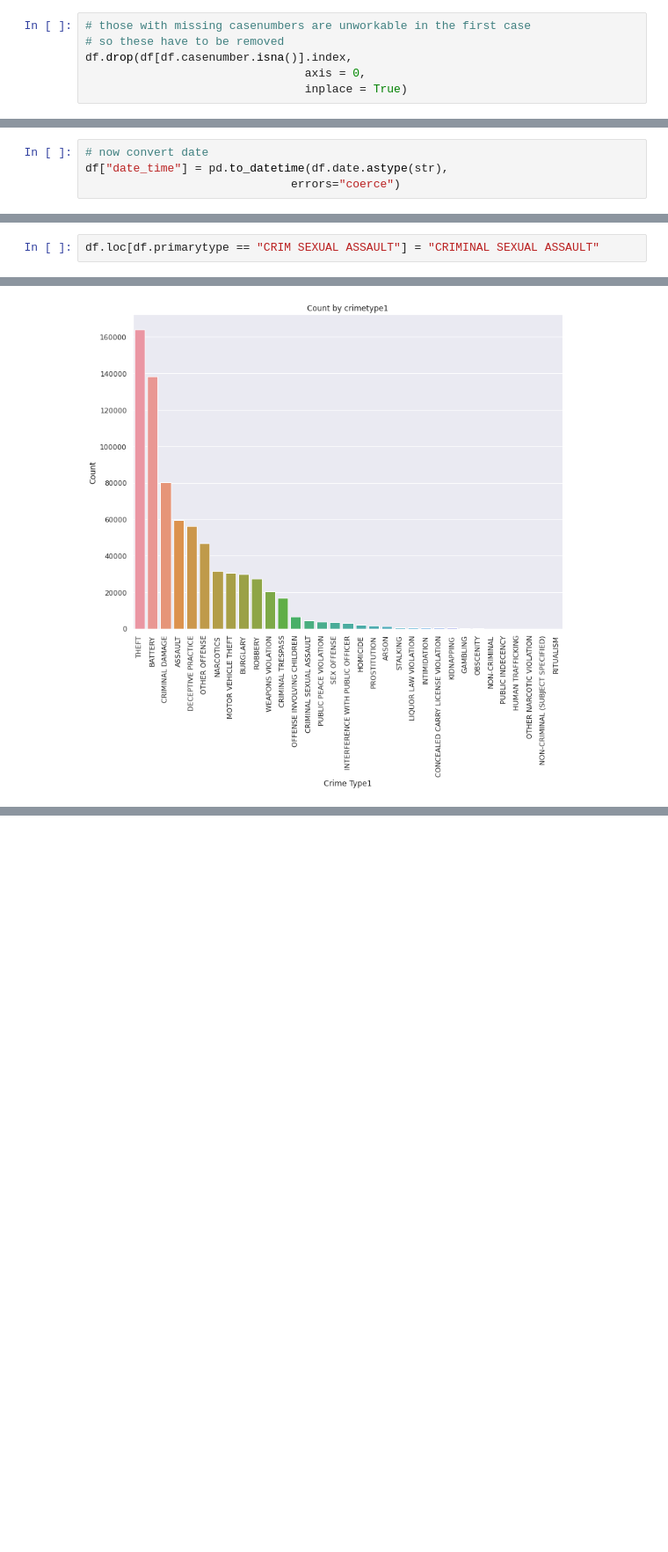
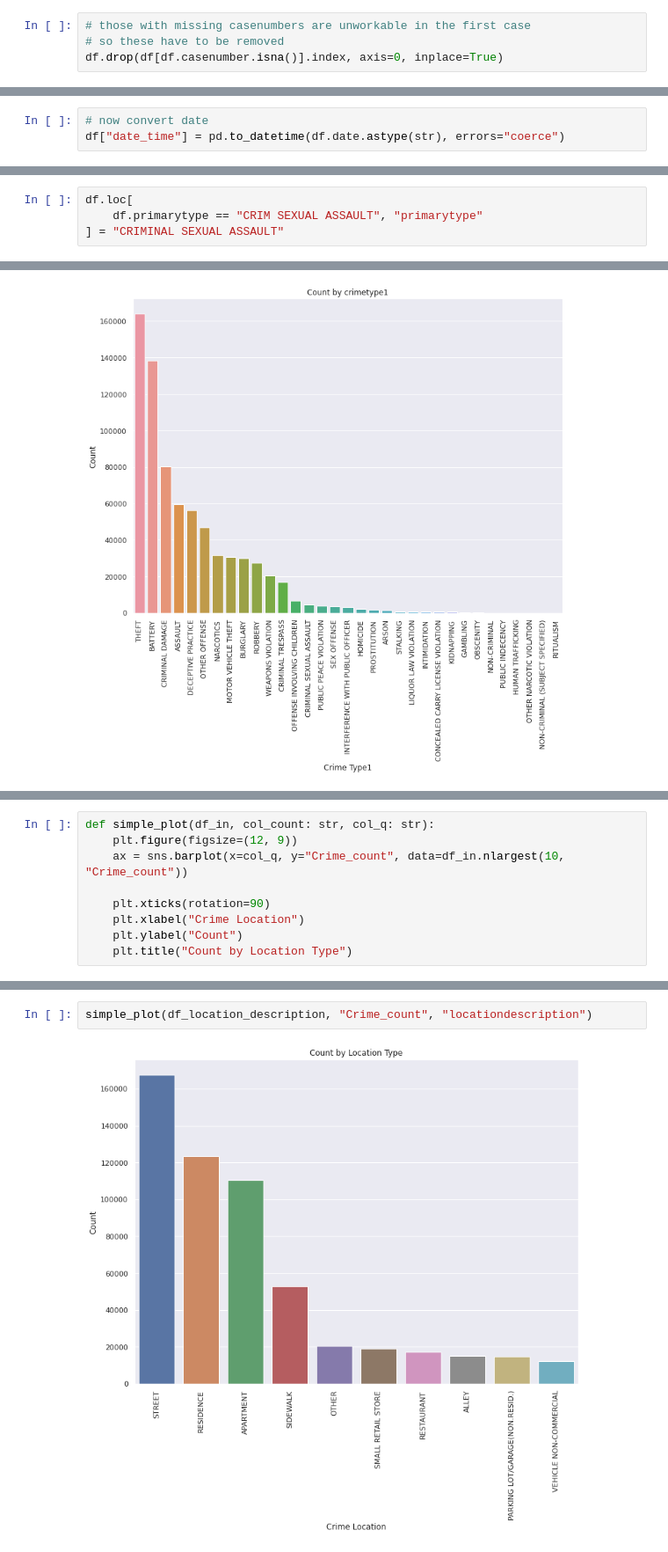
Before and after one commit to AngeloBarisano/data_management_and_ethics, a Jupyter notebook: eda.ipynb, the cells around one changed output, grey strips where cells are left out. Shown: that part at 88% size. Drawn from its saved outputs; the diff is of its cells as text; blank space fills up the shorter version.

```diff
--- a/eda.ipynb
+++ b/eda.ipynb
@@ -137,9 +152,7 @@ dtype: int64
 # %%
 # those with missing casenumbers are unworkable in the first case
 # so these have to be removed
-df.drop(df[df.casenumber.isna()].index,
-                                axis = 0,
-                                inplace = True)
+df.drop(df[df.casenumber.isna()].index, axis=0, inplace=True)
 # %%
 df.isna().sum()
 # %% [output]
@@ -363,7 +367,6 @@ Name: date, Length: 730897, dtype: object
 # %%
 # now convert date
-df["date_time"] = pd.to_datetime(df.date.astype(str),
-                              errors="coerce")
+df["date_time"] = pd.to_datetime(df.date.astype(str), errors="coerce")
 # %%
 df
 # %% [output]
@@ -387,7 +390,9 @@ df[df.CrimeID == "23"]
 | 34 | 23 | JB235763 |  | 016XX W PRATT BLVD | 1563 | SEX OFFENSE | CRIMINAL SEXUAL ABUSE | APARTMENT | ... |
 | 35 | 23 | JB235763 |  | 016XX W PRATT BLVD | 1563 | SEX OFFENSE | CRIMINAL SEXUAL ABUSE | APARTMENT | ... |
 # %%
-df.loc[df.primarytype == "CRIM SEXUAL ASSAULT"] = "CRIMINAL SEXUAL ASSAULT"
+df.loc[
+    df.primarytype == "CRIM SEXUAL ASSAULT", "primarytype"
+] = "CRIMINAL SEXUAL ASSAULT"
 # %%
 # coercing the datetime format enables the search for NaN values in the date column
 # lets make it explictit and change the integratet NaT to numpy values independent of a time object
@@ -590,0 +638,9 @@ Text(0.5, 1.0, 'Count by crimetype1')
+# %%
+def simple_plot(df_in, col_count: str, col_q: str):
+    plt.figure(figsize=(12, 9))
+    ax = sns.barplot(x=col_q, y="Crime_count", data=df_in.nlargest(10, "Crime_count"))
+
+    plt.xticks(rotation=90)
+    plt.xlabel("Crime Location")
+    plt.ylabel("Count")
+    plt.title("Count by Location Type")
@@ -590,0 +692,4 @@ Text(0.5, 1.0, 'Count by crimetype1')
+# %%
+simple_plot(df_location_description, "Crime_count", "locationdescription")
+# %% [output]
+[figure, added]
```
Also changed, not shown: parts of 23 cells of this notebook, 2 other files.
